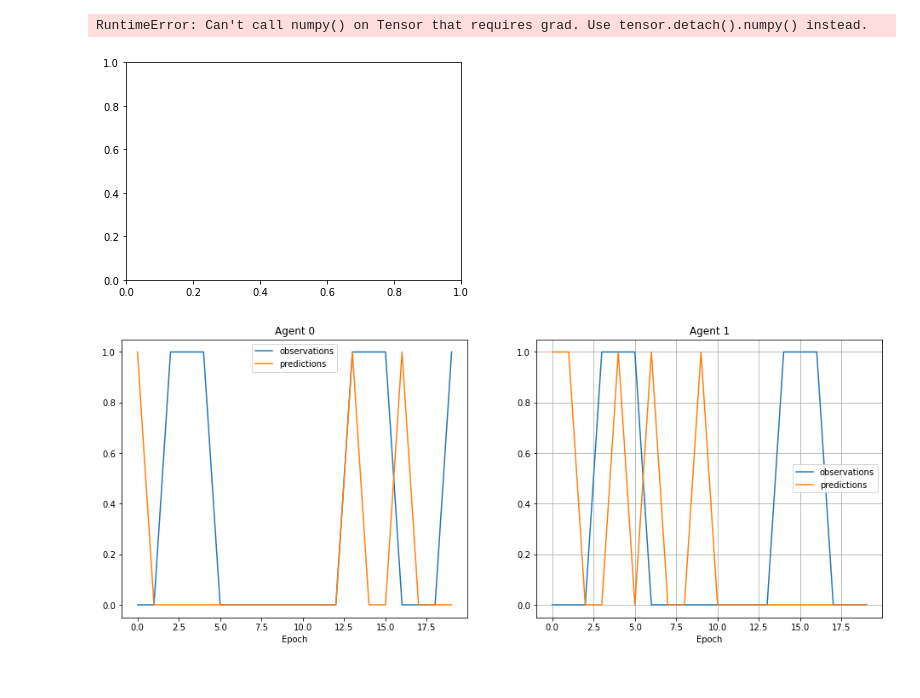
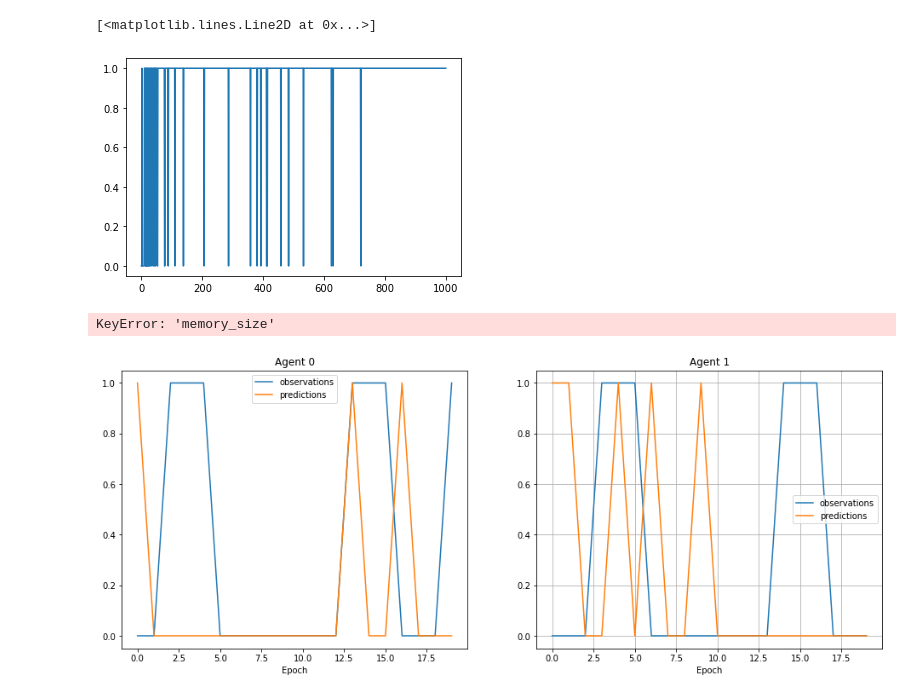
Before and after one commit to jeremygatineau/Emergent-Communication-in-MARL, a Jupyter notebook: PredictionGame/test_agent.ipynb, the cells around one changed output. Cells and saved outputs as stored; diff of their text form; code cells hidden in the pictures.

```diff
--- a/PredictionGame/test_agent.ipynb
+++ b/PredictionGame/test_agent.ipynb
@@ -18,28 +18,31 @@ class test_m(nn.Module):
     def forward(self, x):
         return self.l(x), self.v(x)
 
-m = test_m()
-optimizer = torch.optim.Adam(m.parameters(), lr=0.01)
+mA = ariaModel(batch_size=1, vocabulary_size=4, hidden_dim=10, memory_size=8, with_memory=True)
+optimizer = torch.optim.Adam(mA.parameters(), lr=0.01)
 rewards = []
 v_losses = []
 p_losses = []
-for _ in range(10000):
+hid_state = torch.zeros([1, 2*8])
+for _ in range(1000):
     optimizer.zero_grad()
-    i = np.random.randint(0, 2)
-    i = torch.tensor([[i]], dtype=torch.int32)
-    action, val = m(i.float())
+    m0 = torch.tensor(np.zeros([1, 4]))
+    i = np.random.randint(0, 2, size=[1, 2])
+    i = torch.tensor(i, dtype=torch.int32)
+    action, message, hid_state, val = mA(i.float(), m0.float(), hid_state.detach())
     a_distrib = torch.distributions.Categorical(torch.cat([action, 1-action], -1))
+    m_distrib = torch.distributions.Categorical(message)
+    m = m_distrib.sample()
+    m_lp = m_distrib.log_prob(m)
     a = a_distrib.sample()
     a_lp = a_distrib.log_prob(a)
     reward = int(a==1)
-    adv = reward -val
-    policy_loss = -a_lp*adv
+    adv = reward - val
+    policy_loss = -(a_lp+m_lp)*adv
     value_loss = adv.pow(2)
     loss = policy_loss + value_loss
-    loss.backward()
+    loss.backward(retain_graph=True)
     optimizer.step()
     rewards.append(reward)
     v_losses.append(value_loss.detach().item())
     p_losses.append(policy_loss.detach().item())
-
-plt.plot(value_loss)
@@ -49,17 +49,20 @@ RuntimeError: Can't call numpy() on Tensor that requires grad. Use tensor.detach
 # %%
-plt.plot(value_loss)
+plt.plot(rewards)
 # %% [output]
-RuntimeError: Can't call numpy() on Tensor that requires grad. Use tensor.detach().numpy() instead.
+[<matplotlib.lines.Line2D at 0x...>]
-[figure, old version]
+[figure, new version]
 # %%
 epochs = 1000
-opt_params = {"lr":0.005, "replay_size":100, "training_loops":3, "batch_size":20,\
-              "gamma":0.999, "vocab_size":4, "eps":0.01}
+opt_params = {"lr":0.01, "training_loops":1, "batch_size":28, \
+              "replay_size": 30, "gamma":0.9, "vocab_size":4, \
+              "memory_size":8, "eps":0.001}
 agent0 = AriaAC(opt_params=opt_params, with_memory=True, aidi=0).float()
 agent1 = AriaAC(opt_params=opt_params, with_memory=True, aidi=1).float()
 np.random.seed(1)
 field = OneDfield(speed=1)
 Task = ToyTask(field=field, observationMappingFct=lambda x: (x>0.5).astype(int), comChannel=TwoWayComChannel())
+# %% [output]
+KeyError: 'memory_size'
 # %%
 def plot_preds(obsers, preds):
     display.clear_output(wait=True)
```
Also changed, not shown: parts of 3 cells of this notebook, 4 other files.
